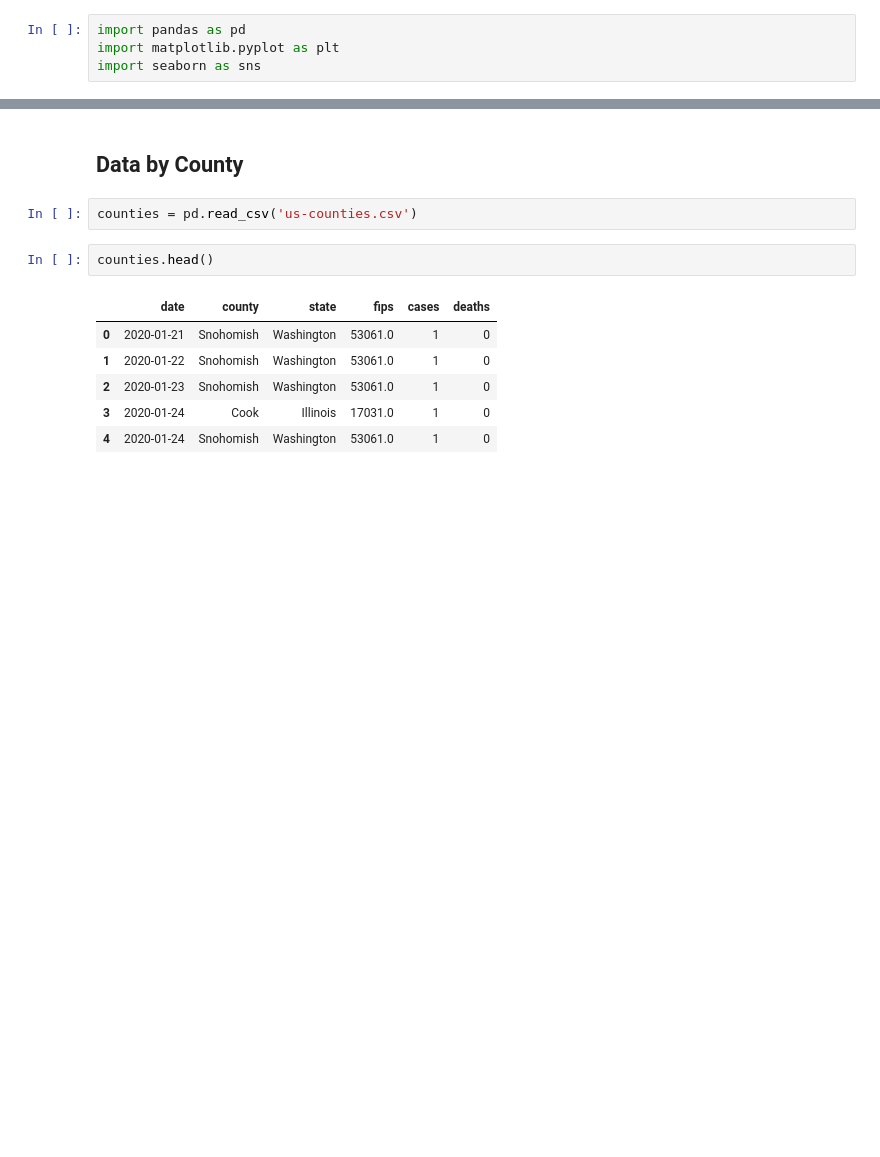
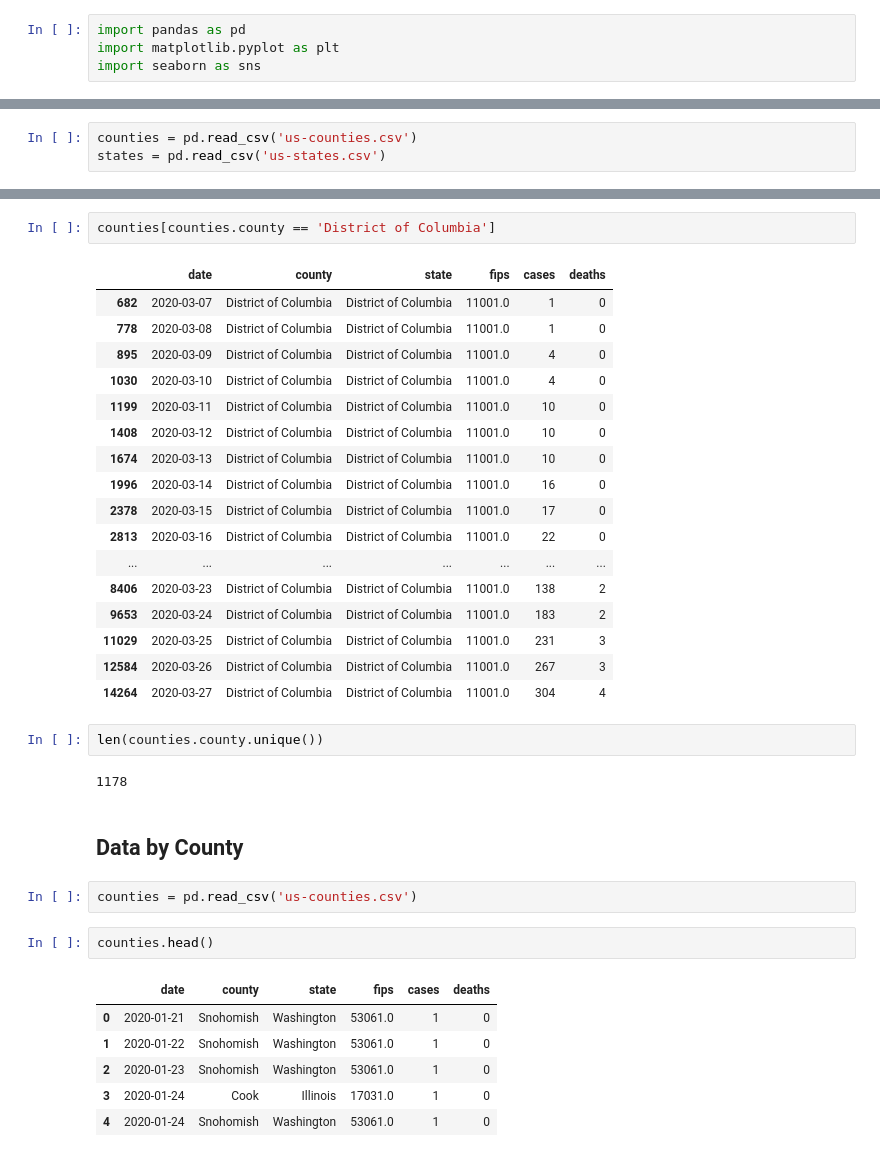
Before and after one commit to Jeff-Hutchins/covid-19-data, a Jupyter notebook: exploration_ny_times_data.ipynb, the cells around one changed output, grey strips where cells are left out. Drawn from its saved outputs; the diff is of its cells as text; blank space fills up the shorter version.

```diff
--- a/exploration_ny_times_data.ipynb
+++ b/exploration_ny_times_data.ipynb
@@ -4,0 +7,3 @@ import seaborn as sns
+# %%
+counties = pd.read_csv('us-counties.csv')
+states = pd.read_csv('us-states.csv')
@@ -5,3 +49,27 @@ import seaborn as sns
+# %%
+counties[counties.county == 'District of Columbia']
+# %% [output]
+|  | date | county | state | fips | cases | deaths |
+| 682 | 2020-03-07 | District of Columbia | District of Columbia | 11001.0 | 1 | 0 |
+| 778 | 2020-03-08 | District of Columbia | District of Columbia | 11001.0 | 1 | 0 |
+| 895 | 2020-03-09 | District of Columbia | District of Columbia | 11001.0 | 4 | 0 |
+| 1030 | 2020-03-10 | District of Columbia | District of Columbia | 11001.0 | 4 | 0 |
+| 1199 | 2020-03-11 | District of Columbia | District of Columbia | 11001.0 | 10 | 0 |
+| 1408 | 2020-03-12 | District of Columbia | District of Columbia | 11001.0 | 10 | 0 |
+| 1674 | 2020-03-13 | District of Columbia | District of Columbia | 11001.0 | 10 | 0 |
+| 1996 | 2020-03-14 | District of Columbia | District of Columbia | 11001.0 | 16 | 0 |
+| 2378 | 2020-03-15 | District of Columbia | District of Columbia | 11001.0 | 17 | 0 |
+| 2813 | 2020-03-16 | District of Columbia | District of Columbia | 11001.0 | 22 | 0 |
+| ... | ... | ... | ... | ... | ... | ... |
+| 8406 | 2020-03-23 | District of Columbia | District of Columbia | 11001.0 | 138 | 2 |
+| 9653 | 2020-03-24 | District of Columbia | District of Columbia | 11001.0 | 183 | 2 |
+| 11029 | 2020-03-25 | District of Columbia | District of Columbia | 11001.0 | 231 | 3 |
+| 12584 | 2020-03-26 | District of Columbia | District of Columbia | 11001.0 | 267 | 3 |
+| 14264 | 2020-03-27 | District of Columbia | District of Columbia | 11001.0 | 304 | 4 |
+# %%
+len(counties.county.unique())
+# %% [output]
+1178
 # %% [markdown]
 ## Data by County
 # %%
```
Also changed, not shown: parts of 9 cells of this notebook.
